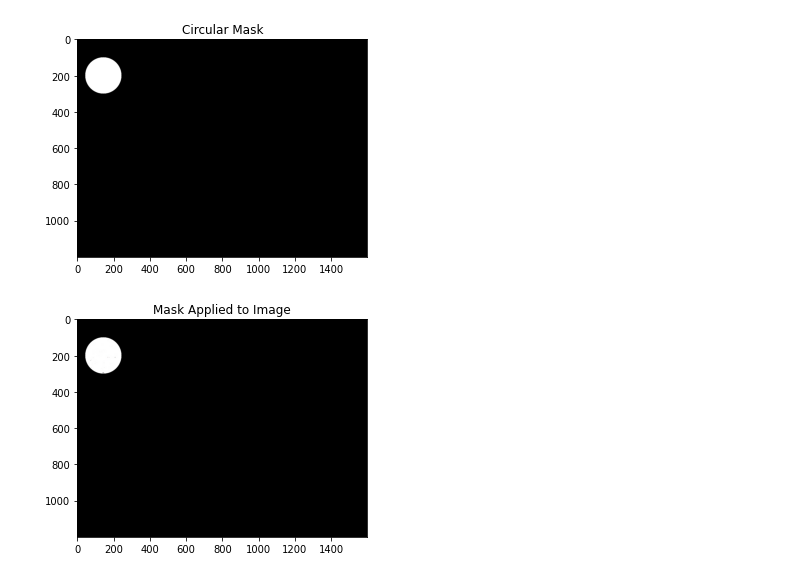
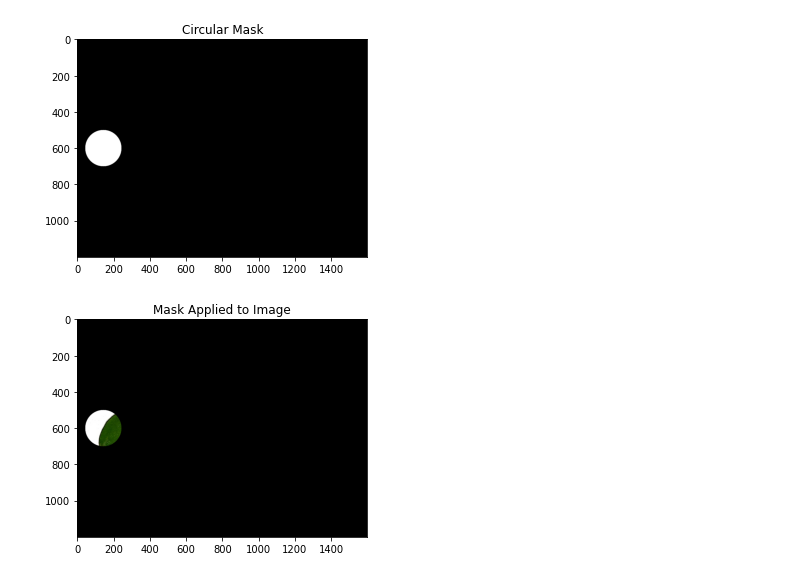
Before and after one commit to zidan-m41/KC, a Jupyter notebook: image_fundamental/masking.ipynb, the cells around one changed output. Saved outputs shown, nothing was run; the diff lists cells and outputs as text; code cells hidden in the pictures.

```diff
--- a/image_fundamental/masking.ipynb
+++ b/image_fundamental/masking.ipynb
@@ -57,13 +57,13 @@ plt_imshow("Mask Applied to Image", masked)
 # %%
 # now, let's make a circular mask with a radius of 100 pixels and
 # apply the mask again
 mask = np.zeros(image.shape[:2], dtype="uint8")
-cv2.circle(mask, (145, 200), 100, 255, -1)
+cv2.circle(mask, (145, 600), 100, 255, -1)
 masked = cv2.bitwise_and(image, image, mask=mask)
 
 # show the output images
 plt_imshow("Circular Mask", mask)
 plt_imshow("Mask Applied to Image", masked)
 # %% [output]
-[figure, old version]
+[figure, new version]
-[figure, old version]
+[figure, new version]
```
Also changed, not shown: parts of 2 cells of this notebook.
